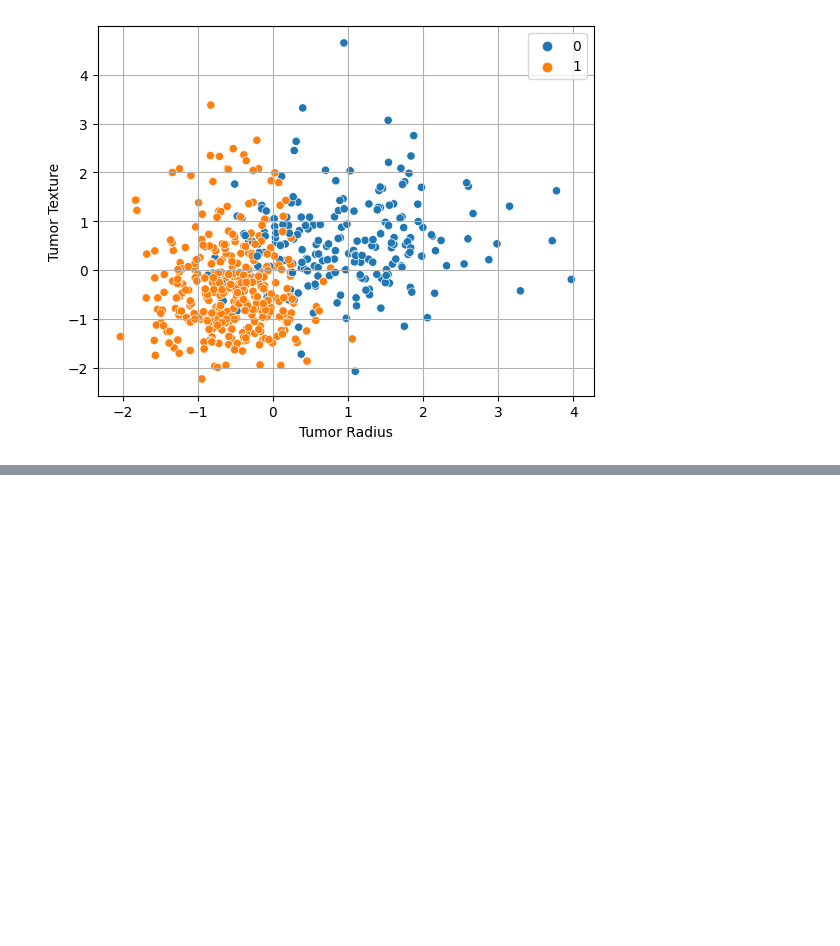
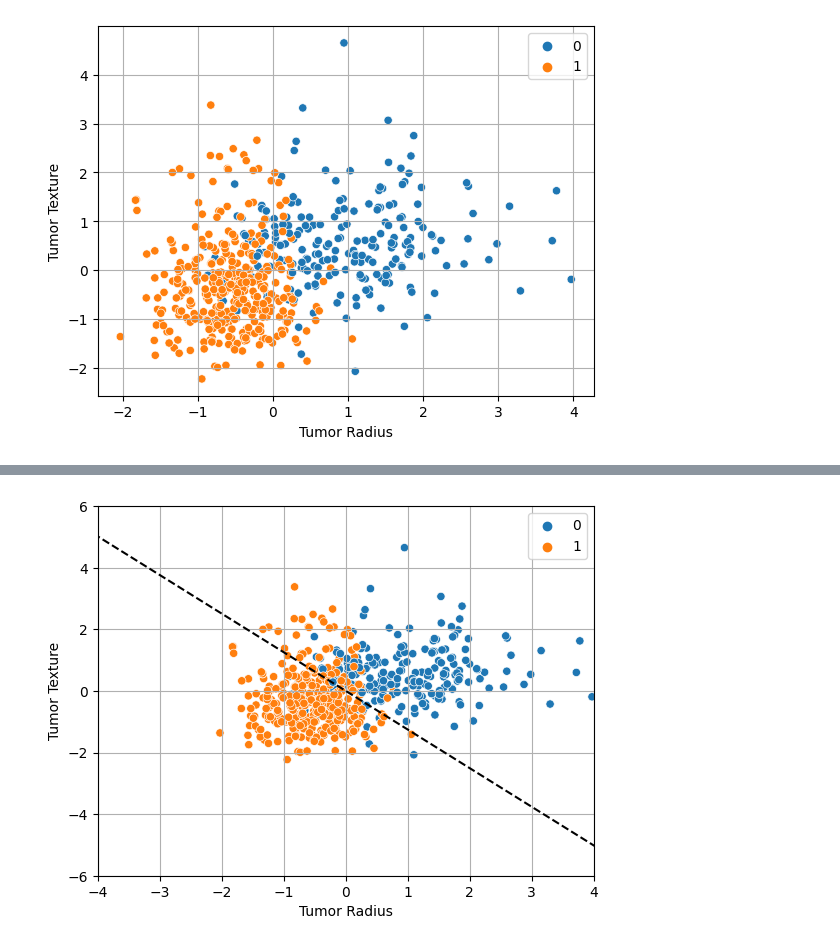
Before and after one commit to Yassmine2020/MITx-6.86x, a Jupyter notebook: Unit 1/recitation_1.ipynb, the cells around one changed output, grey strips where cells are left out. Cells and saved outputs as stored; diff of their text form; code cells hidden in the pictures; blank space fills up the shorter version.

```diff
--- a/Unit 1/recitation_1.ipynb
+++ b/Unit 1/recitation_1.ipynb
@@ -33,0 +85,15 @@ plt.show()
+# %%
+# Decision boundary of the training model
+slope = model_trained.coef_[0,1]/-model_trained.coef_[0,0]    # didn't understand
+x1 = np.arange(-10,10,0.5)
+y1 = slope*x1
+sns.scatterplot(x = X[:, 0], y = X[:, 1], hue=y)
+plt.plot(x1,y1,'--k')
+plt.xlim(-4,4)
+plt.ylim(-6,6)
+plt.xlabel('Tumor Radius')
+plt.ylabel('Tumor Texture')
+plt.grid(True)
+plt.show()
+# %% [output]
+[figure, added]
```
Also changed, not shown: parts of 7 cells of this notebook.
